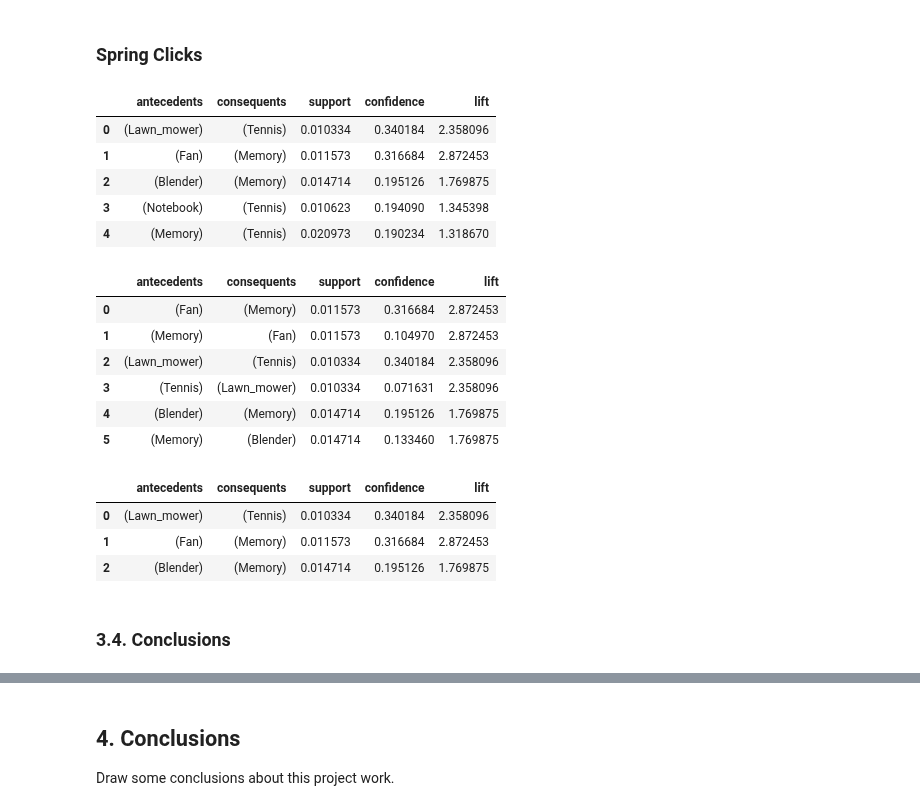
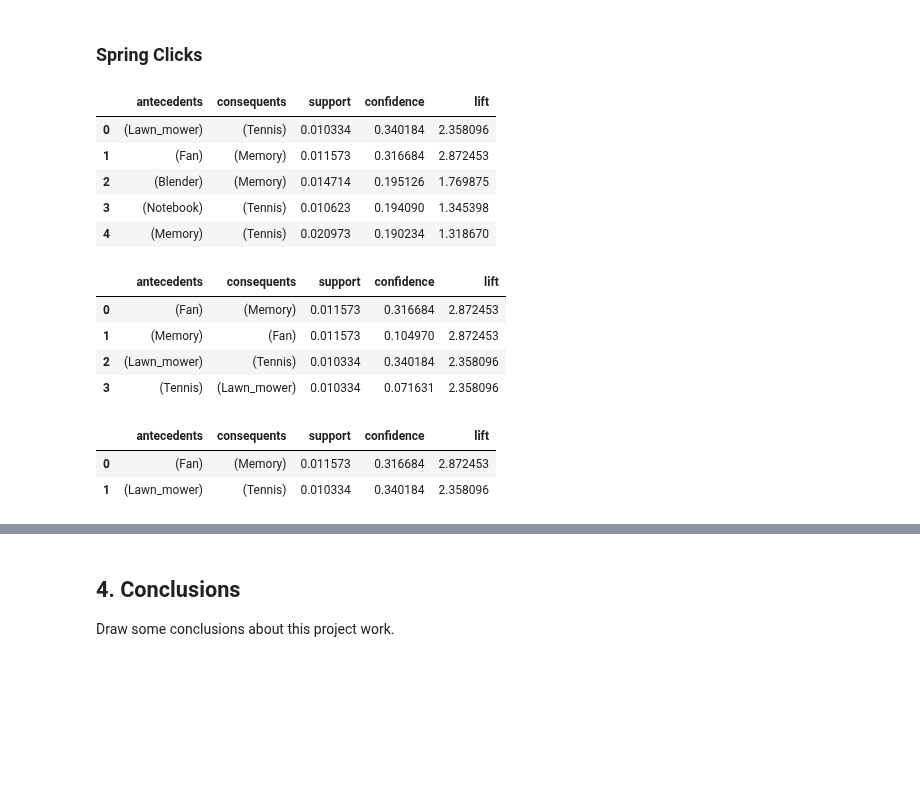
Before and after one commit to flpsantos3/PD_01, a Jupyter notebook: PD_202021_P1.ipynb, the cells around one changed output, grey strips where cells are left out. Drawn from its saved outputs; the diff is of its cells as text; code cells hidden in the pictures; blank space fills up the shorter version.

```diff
--- a/PD_202021_P1.ipynb
+++ b/PD_202021_P1.ipynb
@@ -1144,53 +1184,52 @@ all_summer_clicks[['antecedents','consequents',
 # %% [markdown]
 ### Spring Clicks
+# %%
+# FP-Growth
+frequent_spring_clicks=fpgrowth(spring_clicks_binary, min_support=0.01,use_colnames=True)
+frequent_spring_clicks['length'] = frequent_spring_clicks['itemsets'].apply(lambda x: len(x))
+
+# Generate association rules with confidence >= 19%
+rules_spring_clicks = association_rules(frequent_spring_clicks,
+                                      metric = "confidence",
+                                      min_threshold=0.19)
+
+rules_spring_clicks[['antecedents','consequents',
+                     'support','confidence','lift']]\
+                  .sort_values(by=['confidence','lift'],
+                               ascending=False)\
+                  .reset_index(drop=True)
+# %% [output]
+|  | antecedents | consequents | support | confidence | lift |
+| 0 | (Lawn_mower) | (Tennis) | 0.010334 | 0.340184 | 2.358096 |
+| 1 | (Fan) | (Memory) | 0.011573 | 0.316684 | 2.872453 |
+| 2 | (Blender) | (Memory) | 0.014714 | 0.195126 | 1.769875 |
+| 3 | (Notebook) | (Tennis) | 0.010623 | 0.194090 | 1.345398 |
+| 4 | (Memory) | (Tennis) | 0.020973 | 0.190234 | 1.318670 |
 # %%
-# Generate association rules with confidence >= 19%
+# Generate association rules with lift >= 2
 rules_spring_clicks = association_rules(frequent_spring_clicks,
-                                      metric = "confidence",
-                                      min_threshold=0.19)
+                                      metric = "lift",
+                                      min_threshold=2)
 
 rules_spring_clicks[['antecedents','consequents',
                      'support','confidence','lift']]\
-                  .sort_values(by=['confidence','lift'],
+                  .sort_values(by=['lift', 'confidence'],
                                ascending=False)\
                   .reset_index(drop=True)
 # %% [output]
 |  | antecedents | consequents | support | confidence | lift |
-| 0 | (Lawn_mower) | (Tennis) | 0.010334 | 0.340184 | 2.358096 |
-| 1 | (Fan) | (Memory) | 0.011573 | 0.316684 | 2.872453 |
-| 2 | (Blender) | (Memory) | 0.014714 | 0.195126 | 1.769875 |
-| 3 | (Notebook) | (Tennis) | 0.010623 | 0.194090 | 1.345398 |
-| 4 | (Memory) | (Tennis) | 0.020973 | 0.190234 | 1.318670 |
+| 0 | (Fan) | (Memory) | 0.011573 | 0.316684 | 2.872453 |
+| 1 | (Memory) | (Fan) | 0.011573 | 0.104970 | 2.872453 |
+| 2 | (Lawn_mower) | (Tennis) | 0.010334 | 0.340184 | 2.358096 |
+| 3 | (Tennis) | (Lawn_mower) | 0.010334 | 0.071631 | 2.358096 |
 # %%
-# Generate association rules with lift >= 1.7
-rules_spring_clicks = association_rules(frequent_spring_clicks,
-                                      metric = "lift",
-                                      min_threshold=1.7)
-
-rules_spring_clicks[['antecedents','consequents',
-                     'support','confidence','lift']]\
-                  .sort_values(by=['lift', 'confidence'],
-                               ascending=False)\
-                  .reset_index(drop=True)
+# both metrics combined
+all_spring_clicks=rules_spring_clicks[rules_spring_clicks['confidence']>=0.19]
+all_spring_clicks[['antecedents','consequents',
+                   'support','confidence','lift']]\
+                   .sort_values(by=['lift','confidence'], ascending=False)\
+                   .reset_index(drop=True)
 # %% [output]
 |  | antecedents | consequents | support | confidence | lift |
 | 0 | (Fan) | (Memory) | 0.011573 | 0.316684 | 2.872453 |
-| 1 | (Memory) | (Fan) | 0.011573 | 0.104970 | 2.872453 |
-| 2 | (Lawn_mower) | (Tennis) | 0.010334 | 0.340184 | 2.358096 |
-| 3 | (Tennis) | (Lawn_mower) | 0.010334 | 0.071631 | 2.358096 |
-| 4 | (Blender) | (Memory) | 0.014714 | 0.195126 | 1.769875 |
-| 5 | (Memory) | (Blender) | 0.014714 | 0.133460 | 1.769875 |
+| 1 | (Lawn_mower) | (Tennis) | 0.010334 | 0.340184 | 2.358096 |
-# %%
-# both metrics combined
-all_spring_clicks=rules_spring_clicks[rules_spring_clicks['confidence']>=0.19]
-all_spring_clicks[['antecedents','consequents',
-                   'support','confidence','lift']]\
-                   .sort_values(by=['confidence','lift'], ascending=False)\
-                   .reset_index(drop=True)
-# %% [output]
-|  | antecedents | consequents | support | confidence | lift |
-| 0 | (Lawn_mower) | (Tennis) | 0.010334 | 0.340184 | 2.358096 |
-| 1 | (Fan) | (Memory) | 0.011573 | 0.316684 | 2.872453 |
-| 2 | (Blender) | (Memory) | 0.014714 | 0.195126 | 1.769875 |
-# %% [markdown]
-### 3.4. Conclusions
```
Also changed, not shown: parts of 13 cells of this notebook.
